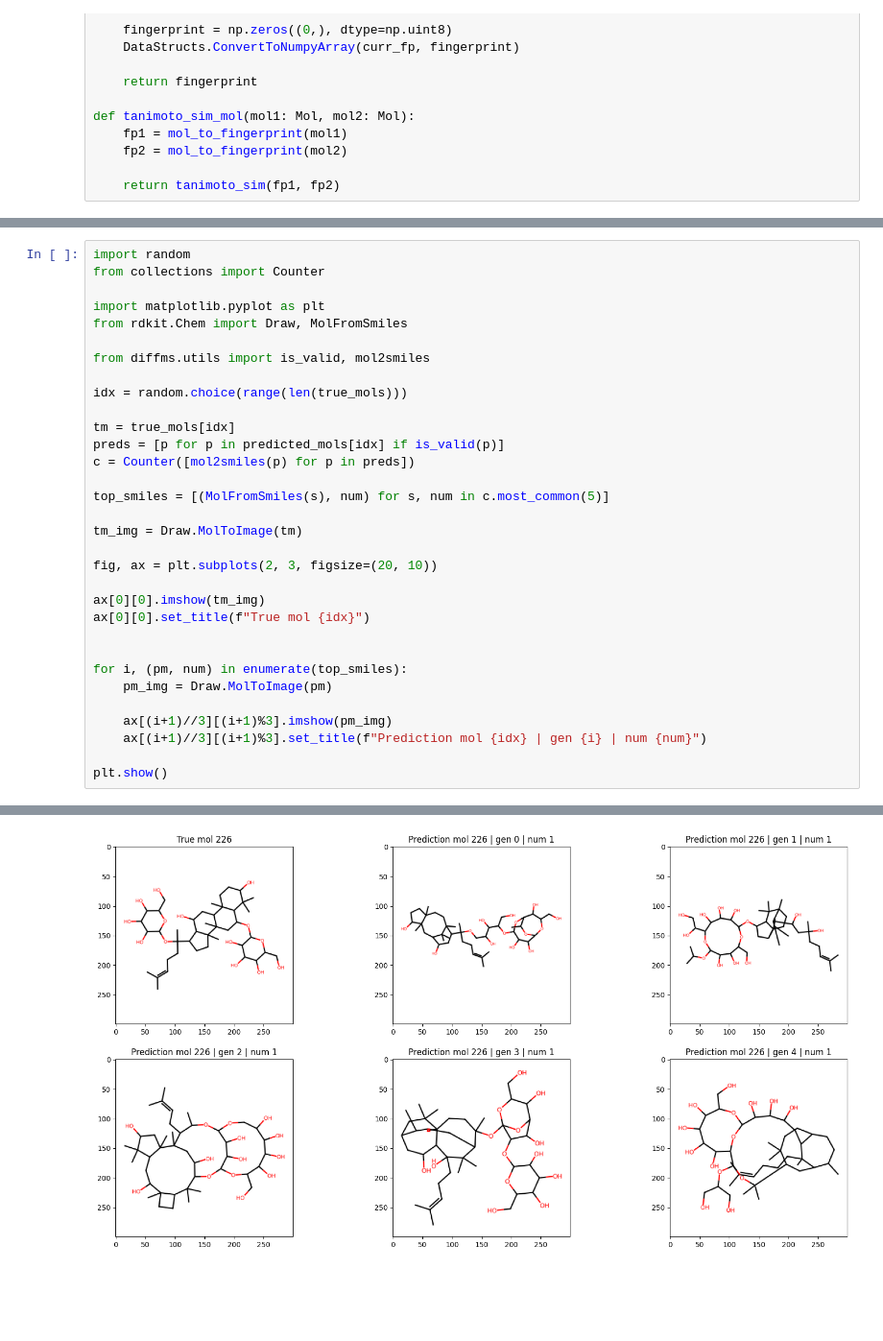
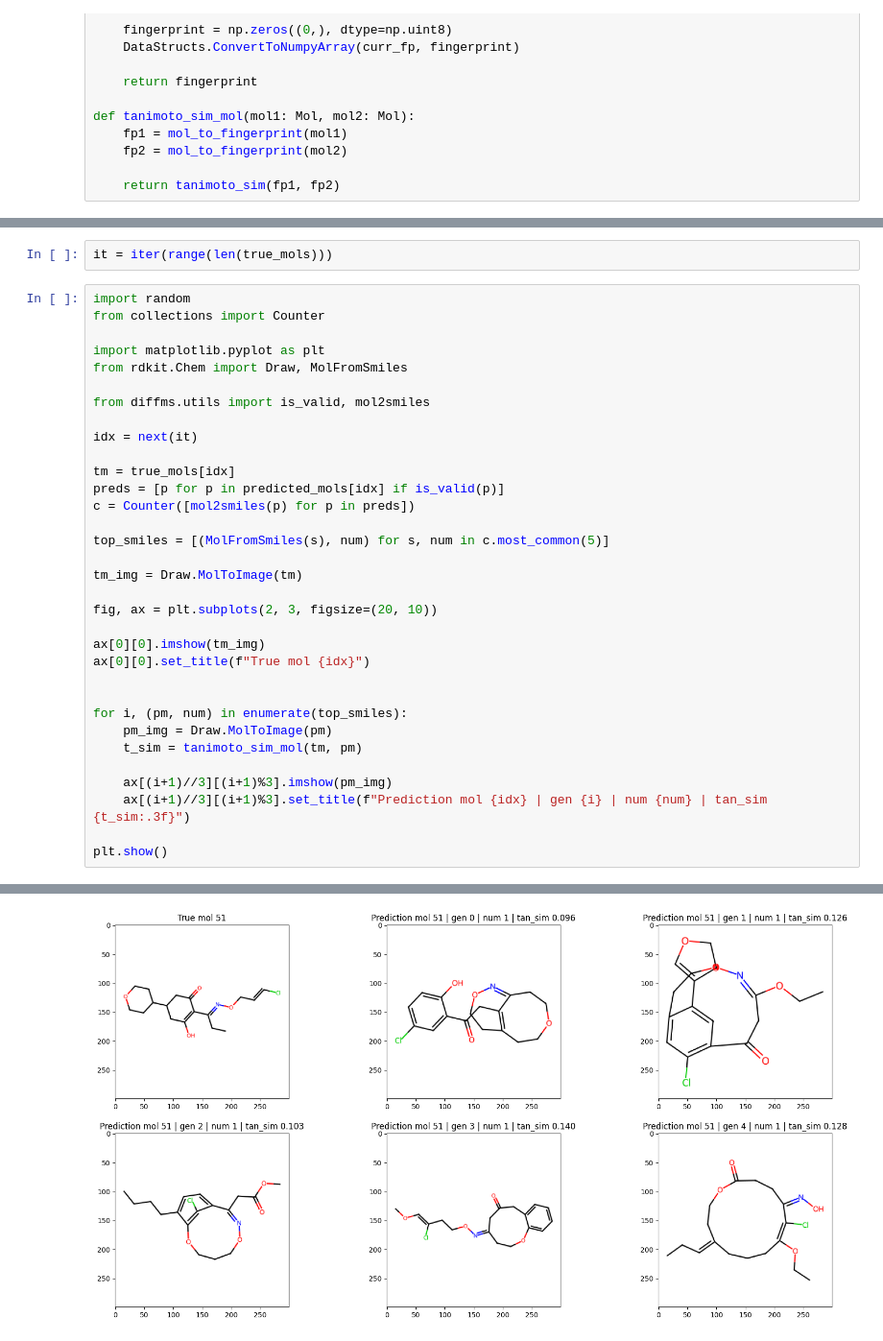
Before and after one commit to etienneguevel/DiffMs, a Jupyter notebook: notebooks/visualize_mols.ipynb, the cells around one changed output, grey strips where cells are left out. Shown at 96% size. Saved outputs shown, nothing was run; the diff lists cells and outputs as text; blank space fills up the shorter version.

```diff
--- a/notebooks/visualize_mols.ipynb
+++ b/notebooks/visualize_mols.ipynb
@@ -82,4 +84,6 @@ plt.show()
 [figure]
+# %%
+it = iter(range(len(true_mols)))
 # %%
 import random
 from collections import Counter
@@ -89,7 +93,7 @@ from rdkit.Chem import Draw, MolFromSmiles
 
 from diffms.utils import is_valid, mol2smiles
 
-idx = random.choice(range(len(true_mols)))
+idx = next(it)
 
 tm = true_mols[idx]
 preds = [p for p in predicted_mols[idx] if is_valid(p)]
@@ -107,9 +111,10 @@ ax[0][0].set_title(f"True mol {idx}")
 
 for i, (pm, num) in enumerate(top_smiles):
     pm_img = Draw.MolToImage(pm)
+    t_sim = tanimoto_sim_mol(tm, pm)
 
     ax[(i+1)//3][(i+1)%3].imshow(pm_img)
-    ax[(i+1)//3][(i+1)%3].set_title(f"Prediction mol {idx} | gen {i} | num {num}")
+    ax[(i+1)//3][(i+1)%3].set_title(f"Prediction mol {idx} | gen {i} | num {num} | tan_sim {t_sim:.3f}")
 
 plt.show()
 # %% [output]
@@ -120 +138 @@ plt.show()
-[figure, old version]
+[figure, new version]
```
Also changed, not shown: parts of 11 cells of this notebook, 1 other file.
